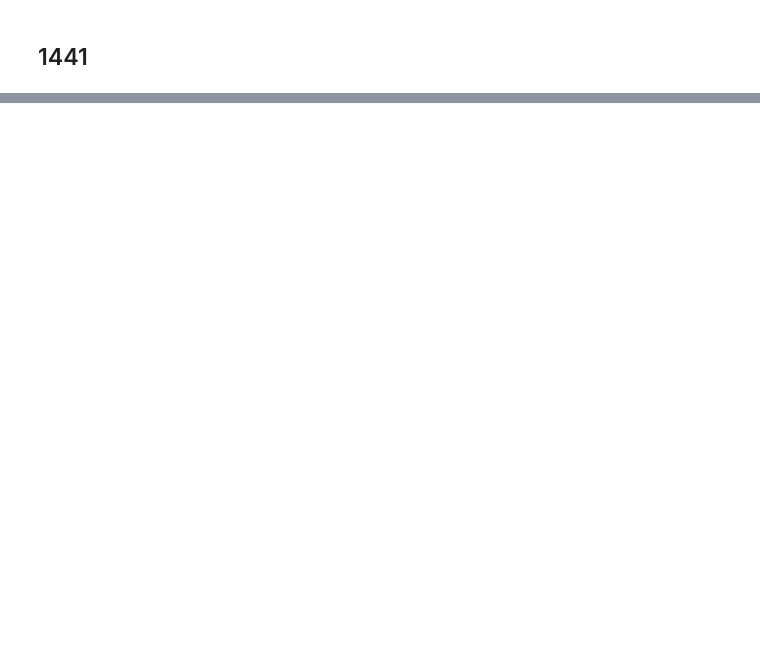
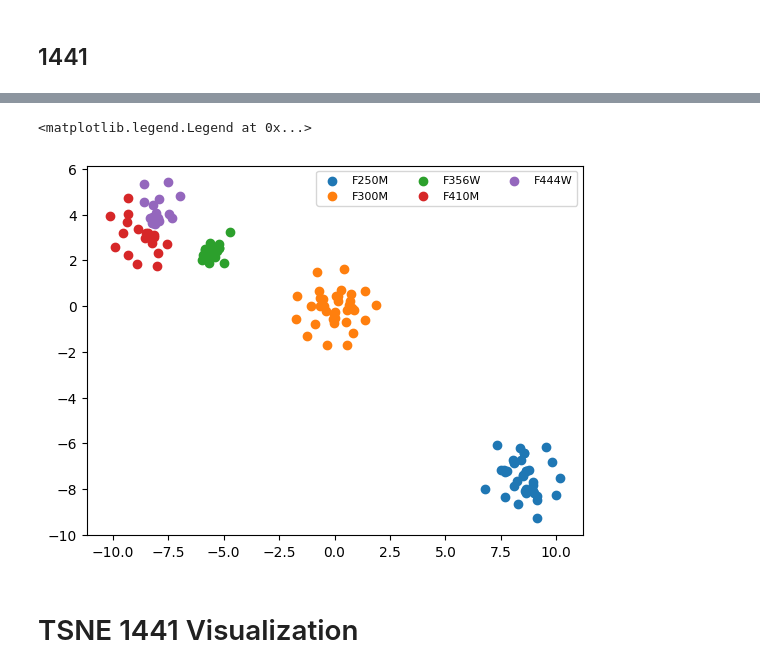
Before and after one commit to AstroMusers/AI-Boosted-Coronagraphy, a Jupyter notebook: notebooks/Non-LinearDR.ipynb, the cells around one changed output, grey strips where cells are left out. Drawn from its saved outputs; the diff is of its cells as text; code cells hidden in the pictures; blank space fills up the shorter version.

```diff
--- a/notebooks/Non-LinearDR.ipynb
+++ b/notebooks/Non-LinearDR.ipynb
@@ -152,0 +162,21 @@ visualize_umap(flatten_final_1441,reconstruct_umap_1441)
+# %%
+tsne_1386 = TSNE()
+tsne_latent_1386 = tsne_1386.fit_transform(flatten_final_1386)
+# %%
+f250m = plt.scatter(tsne_latent_1386[:36,0], tsne_latent_1386[:36,1])
+f300m = plt.scatter(tsne_latent_1386[36:72,0], tsne_latent_1386[36:72,1])
+f356w  = plt.scatter(tsne_latent_1386[72:90,0], tsne_latent_1386[72:90,1])
+f410m  = plt.scatter(tsne_latent_1386[90:108,0], tsne_latent_1386[90:108,1])
+f444w  = plt.scatter(tsne_latent_1386[108:,0], tsne_latent_1386[108:,1])
+
+plt.legend((f250m, f300m, f356w, f410m, f444w),
+           ('F250M', 'F300M', 'F356W', 'F410M', 'F444W'),
+           scatterpoints=1,
+           loc='upper right',
+           ncol=3,
+           fontsize=8)
+# %% [output]
+<matplotlib.legend.Legend at 0x...>
+[figure, added]
+# %% [markdown]
+# TSNE 1441 Visualization
```
Also changed, not shown: parts of 12 cells of this notebook.
